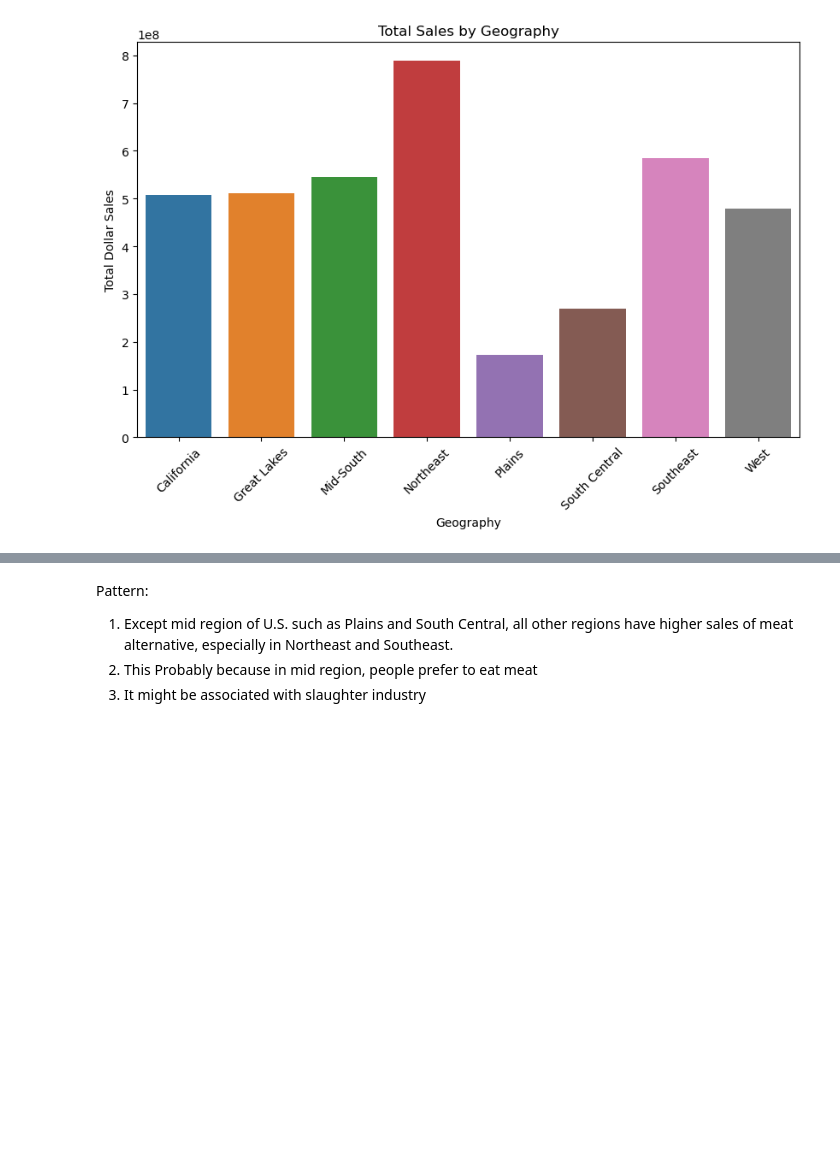
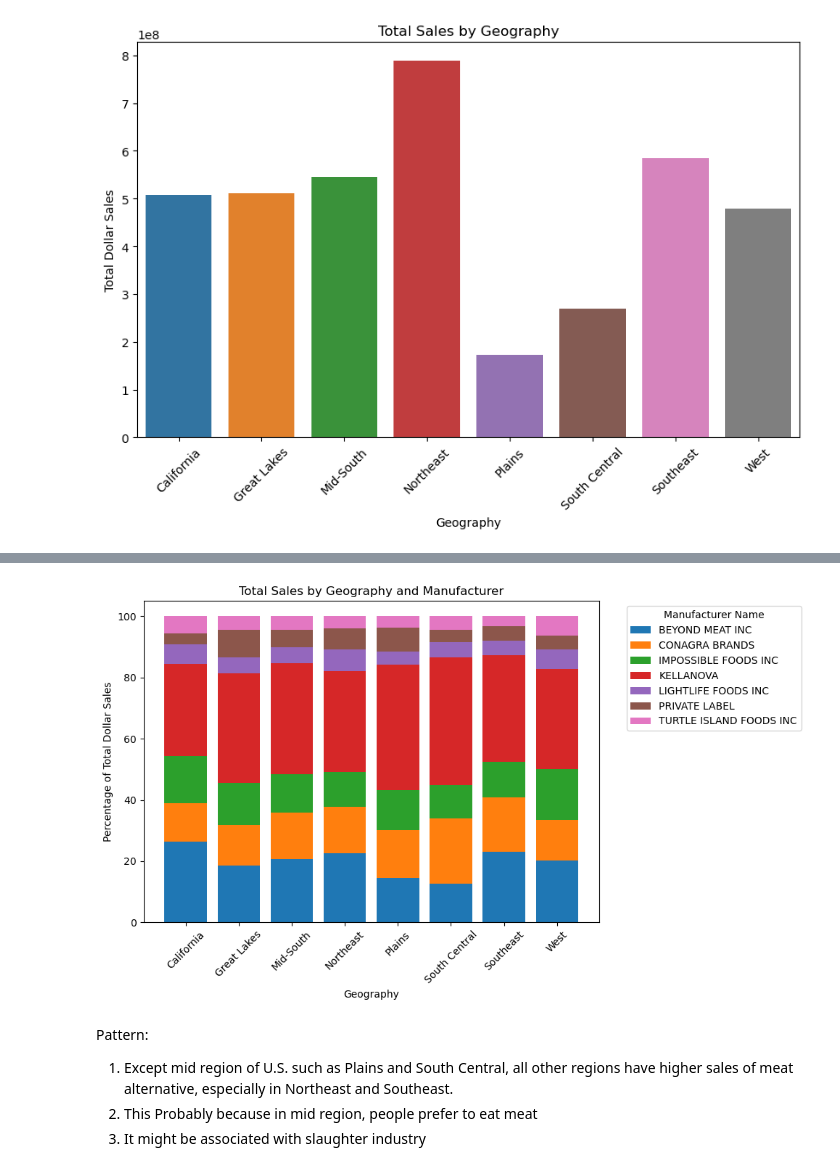
Before and after one commit to georgeftd9/Conagra_Project, a Jupyter notebook: Top_7 Analysis_Aishwarya_Cleaning.ipynb, the cells around one changed output, grey strips where cells are left out. Cells and saved outputs as stored; diff of their text form; code cells hidden in the pictures; blank space fills up the shorter version.

```diff
--- a/Top_7 Analysis_Aishwarya_Cleaning.ipynb
+++ b/Top_7 Analysis_Aishwarya_Cleaning.ipynb
@@ -240,3 +276,32 @@ plt.show()
+# %%
+geo_manufacturer_sales = filtered_df.pivot_table(values='Dollar Sales', index='Geography', columns='Manufacturer Name', aggfunc='sum')
+
+# Calculate the percentage of total sales for each manufacturer in each region
+geo_manufacturer_sales_percentage = geo_manufacturer_sales.divide(geo_manufacturer_sales.sum(axis=1), axis=0) * 100
+
+# Plot setup
+plt.figure(figsize=(10, 6))
+plt.title('Total Sales by Geography and Manufacturer')
+
+# Step 2: Plot stacked bars
+bottom_values = pd.Series([0] * len(geo_manufacturer_sales_percentage), index=geo_manufacturer_sales_percentage.index)
+for manufacturer in geo_manufacturer_sales_percentage.columns:
+    plt.bar(geo_manufacturer_sales_percentage.index, geo_manufacturer_sales_percentage[manufacturer], bottom=bottom_values, label=manufacturer)
+    bottom_values += geo_manufacturer_sales_percentage[manufacturer]
+
+# Axes and labels
+plt.xlabel('Geography')
+plt.ylabel('Percentage of Total Dollar Sales')
+plt.xticks(rotation=45)
+
+# Legend
+plt.legend(title='Manufacturer Name', bbox_to_anchor=(1.05, 1), loc='upper left')
+
+# Show plot
+plt.tight_layout()
+plt.show()
+# %% [output]
+[figure, added]
 # %% [markdown]
 Pattern:
 1. Except mid region of U.S. such as Plains and South Central, all other regions have higher sales of meat alternative, especially in Northeast and Southeast.
```
Also changed, not shown: parts of 5 cells of this notebook.
